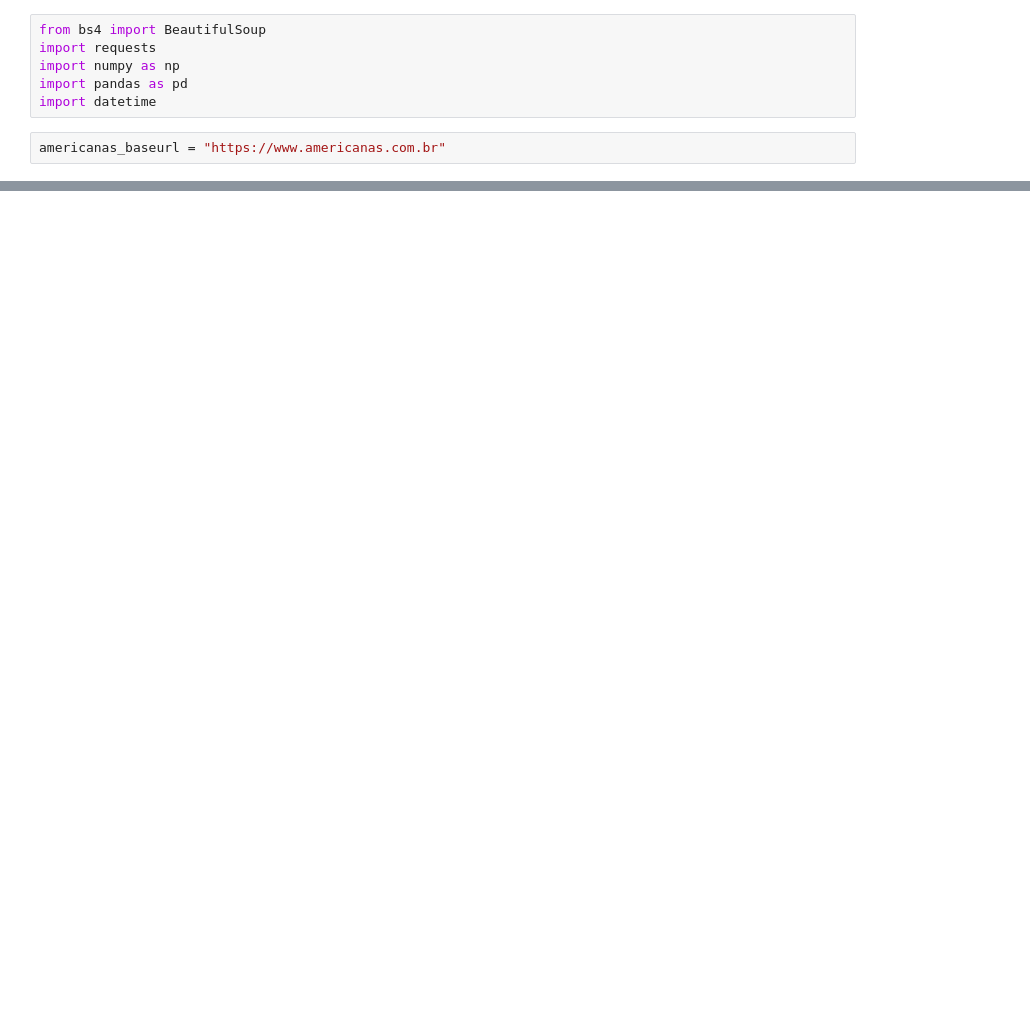
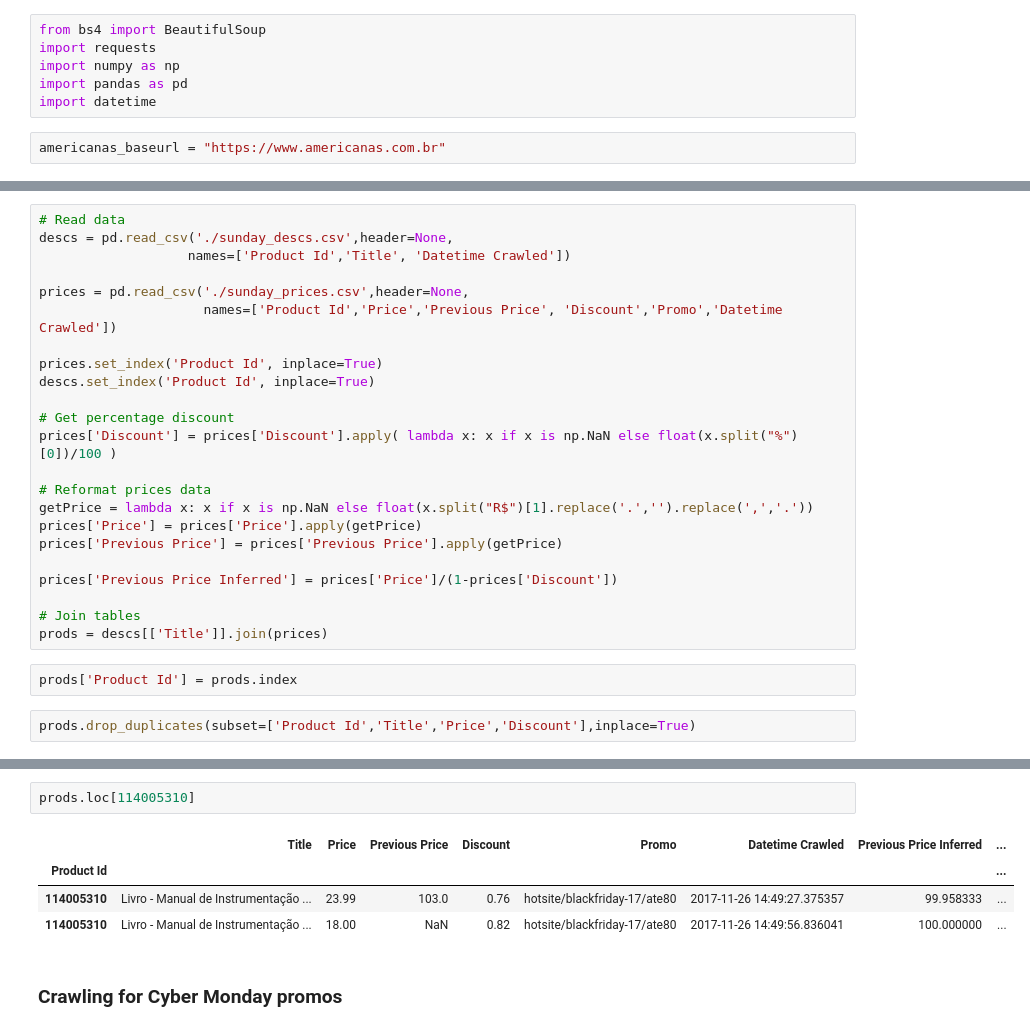
Before and after one commit to pedrosiracusa/blackfraud, a Jupyter notebook: Scrape Lojas Americanas.ipynb, the cells around one changed output, grey strips where cells are left out. Drawn from its saved outputs; the diff is of its cells as text; blank space fills up the shorter version.

```diff
--- a/Scrape Lojas Americanas.ipynb
+++ b/Scrape Lojas Americanas.ipynb
@@ -135,0 +147,27 @@ df
+# %%
+# Read data
+descs = pd.read_csv('./sunday_descs.csv',header=None,
+                   names=['Product Id','Title', 'Datetime Crawled'])
+
+prices = pd.read_csv('./sunday_prices.csv',header=None,
+                     names=['Product Id','Price','Previous Price', 'Discount','Promo','Datetime Crawled'])
+
+prices.set_index('Product Id', inplace=True)
+descs.set_index('Product Id', inplace=True)
+
+# Get percentage discount
+prices['Discount'] = prices['Discount'].apply( lambda x: x if x is np.NaN else float(x.split("%")[0])/100 )
+
+# Reformat prices data
+getPrice = lambda x: x if x is np.NaN else float(x.split("R$")[1].replace('.','').replace(',','.'))
+prices['Price'] = prices['Price'].apply(getPrice)
+prices['Previous Price'] = prices['Previous Price'].apply(getPrice)
+
+prices['Previous Price Inferred'] = prices['Price']/(1-prices['Discount'])
+
+# Join tables
+prods = descs[['Title']].join(prices)
+# %%
+prods['Product Id'] = prods.index
+# %%
+prods.drop_duplicates(subset=['Product Id','Title','Price','Discount'],inplace=True)
@@ -135,0 +184,9 @@ df
+# %%
+prods.loc[114005310]
+# %% [output]
+|  | Title | Price | Previous Price | Discount | Promo | Datetime Crawled | Previous Price Inferred | ... |
+| Product Id |  |  |  |  |  |  |  | ... |
+| 114005310 | Livro - Manual de Instrumentação ... | 23.99 | 103.0 | 0.76 | hotsite/blackfriday-17/ate80 | 2017-11-26 14:49:27.375357 | 99.958333 | ... |
+| 114005310 | Livro - Manual de Instrumentação ... | 18.00 | NaN | 0.82 | hotsite/blackfriday-17/ate80 | 2017-11-26 14:49:56.836041 | 100.000000 | ... |
+# %% [markdown]
+### Crawling for Cyber Monday promos
```
Also changed, not shown: parts of 34 cells of this notebook.
